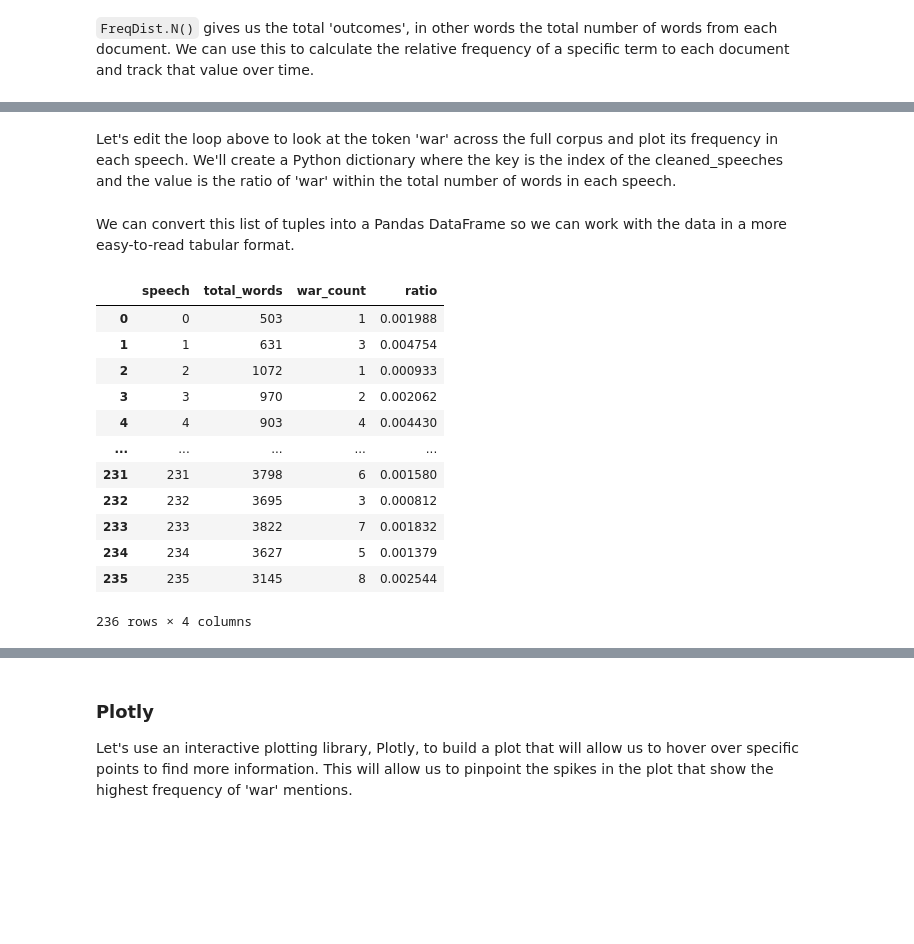
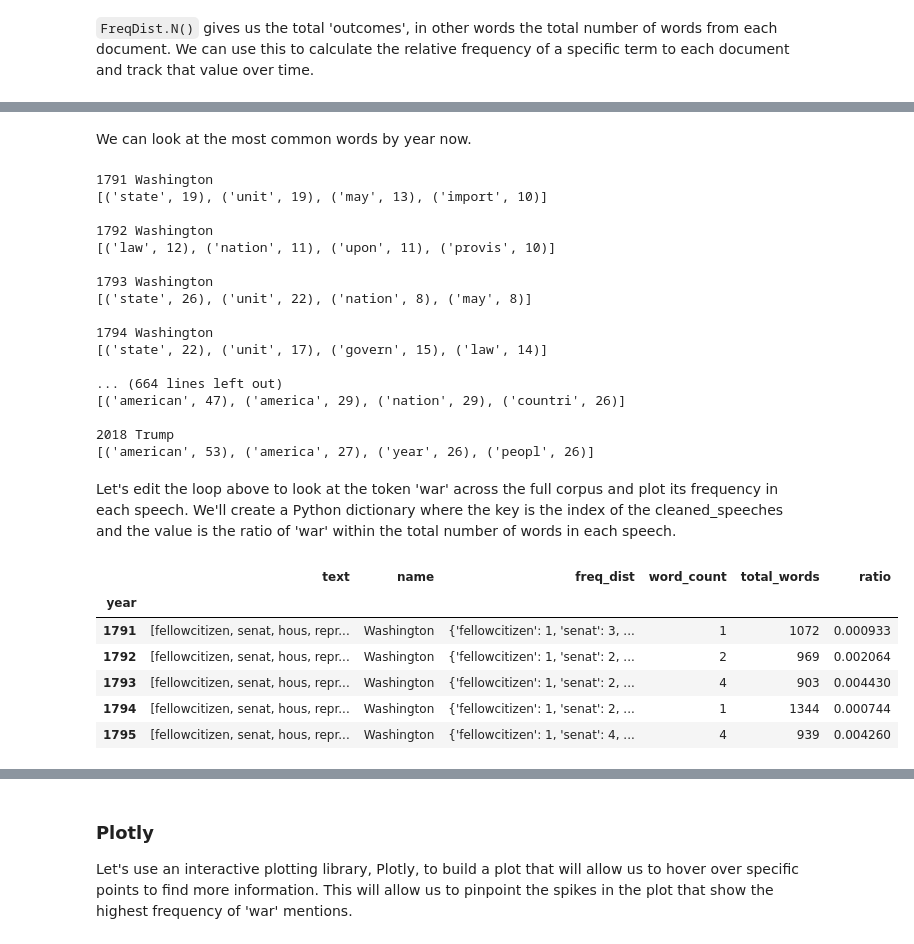
Before and after one commit to chennesy/latis_python_text, a Jupyter notebook: text_as_data/text_data.ipynb, the cells around one changed output, grey strips where cells are left out. Cells and saved outputs as stored; diff of their text form; code cells hidden in the pictures; blank space fills up the shorter version.

```diff
--- a/text_as_data/text_data.ipynb
+++ b/text_as_data/text_data.ipynb
@@ -560,2 +631,27 @@ print(freqs[0]['war']/freqs[0].N())
+# %% [markdown]
+We can look at the most common words by year now.
+# %%
+for i, row in df.iterrows():
+    print(i, row['name'])
+    print(row['freq_dist'].most_common(4))
+    print()
+# %% [output]
+1791 Washington
+[('state', 19), ('unit', 19), ('may', 13), ('import', 10)]
+
+1792 Washington
+[('law', 12), ('nation', 11), ('upon', 11), ('provis', 10)]
+
+1793 Washington
+[('state', 26), ('unit', 22), ('nation', 8), ('may', 8)]
+
+1794 Washington
+[('state', 22), ('unit', 17), ('govern', 15), ('law', 14)]
+
+... (664 lines left out)
+[('american', 47), ('america', 29), ('nation', 29), ('countri', 26)]
+
+2018 Trump
+[('american', 53), ('america', 27), ('year', 26), ('peopl', 26)]
 # %% [markdown]
 Let's edit the loop above to look at the token 'war' across the full corpus and plot its frequency in each speech. We'll create a Python dictionary where the key is the index of the cleaned_speeches and the value is the ratio of 'war' within the total number of words in each speech.
@@ -572,2 +657,0 @@ for i,speech in enumerate(cleaned_speeches):
-# %% [markdown]
-We can convert this list of tuples into a Pandas DataFrame so we can work with the data in a more easy-to-read tabular format.
@@ -576,17 +658,14 @@ import pandas as pd
-# %%
-df = pd.DataFrame(war_ratios, columns =['speech', 'total_words', 'war_count', 'ratio'])
-df
-# %% [output]
-|  | speech | total_words | war_count | ratio |
-| 0 | 0 | 503 | 1 | 0.001988 |
-| 1 | 1 | 631 | 3 | 0.004754 |
-| 2 | 2 | 1072 | 1 | 0.000933 |
-| 3 | 3 | 970 | 2 | 0.002062 |
-| 4 | 4 | 903 | 4 | 0.004430 |
-| ... | ... | ... | ... | ... |
-| 231 | 231 | 3798 | 6 | 0.001580 |
-| 232 | 232 | 3695 | 3 | 0.000812 |
-| 233 | 233 | 3822 | 7 | 0.001832 |
-| 234 | 234 | 3627 | 5 | 0.001379 |
-| 235 | 235 | 3145 | 8 | 0.002544 |
-236 rows × 4 columns
+# %%
+word = 'war'
+df['word_count'] = [freq_dist[word] for freq_dist in df['freq_dist']]
+df['total_words'] = [len(words) for words in df['text']]
+df['ratio'] = df['word_count'] / df['total_words']
+df.head()
+# %% [output]
+|  | text | name | freq_dist | word_count | total_words | ratio |
+| year |  |  |  |  |  |  |
+| 1791 | [fellowcitizen, senat, hous, repr... | Washington | {'fellowcitizen': 1, 'senat': 3, ... | 1 | 1072 | 0.000933 |
+| 1792 | [fellowcitizen, senat, hous, repr... | Washington | {'fellowcitizen': 1, 'senat': 2, ... | 2 | 969 | 0.002064 |
+| 1793 | [fellowcitizen, senat, hous, repr... | Washington | {'fellowcitizen': 1, 'senat': 2, ... | 4 | 903 | 0.004430 |
+| 1794 | [fellowcitizen, senat, hous, repr... | Washington | {'fellowcitizen': 1, 'senat': 2, ... | 1 | 1344 | 0.000744 |
+| 1795 | [fellowcitizen, senat, hous, repr... | Washington | {'fellowcitizen': 1, 'senat': 4, ... | 4 | 939 | 0.004260 |
```
Also changed, not shown: parts of 73 cells of this notebook.
